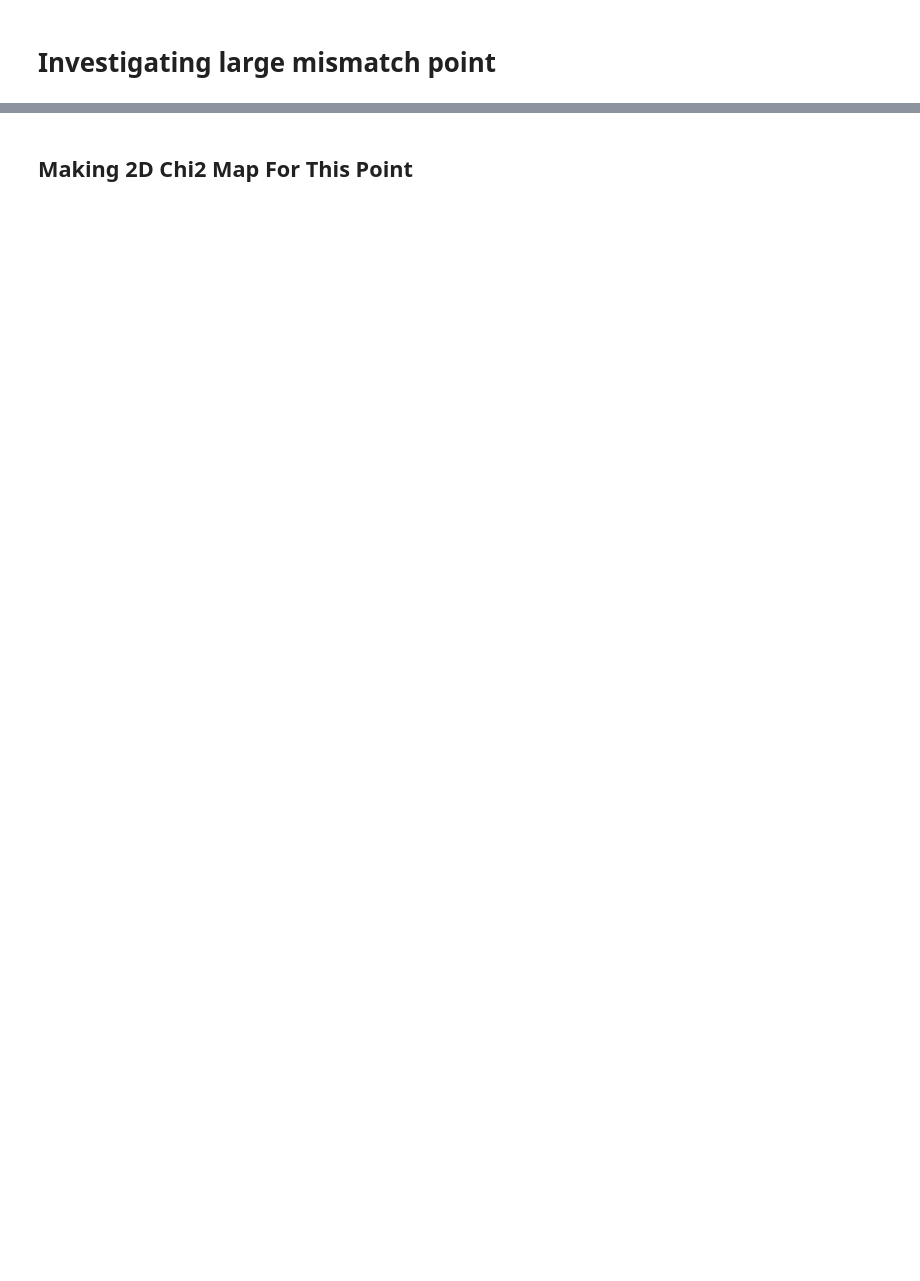
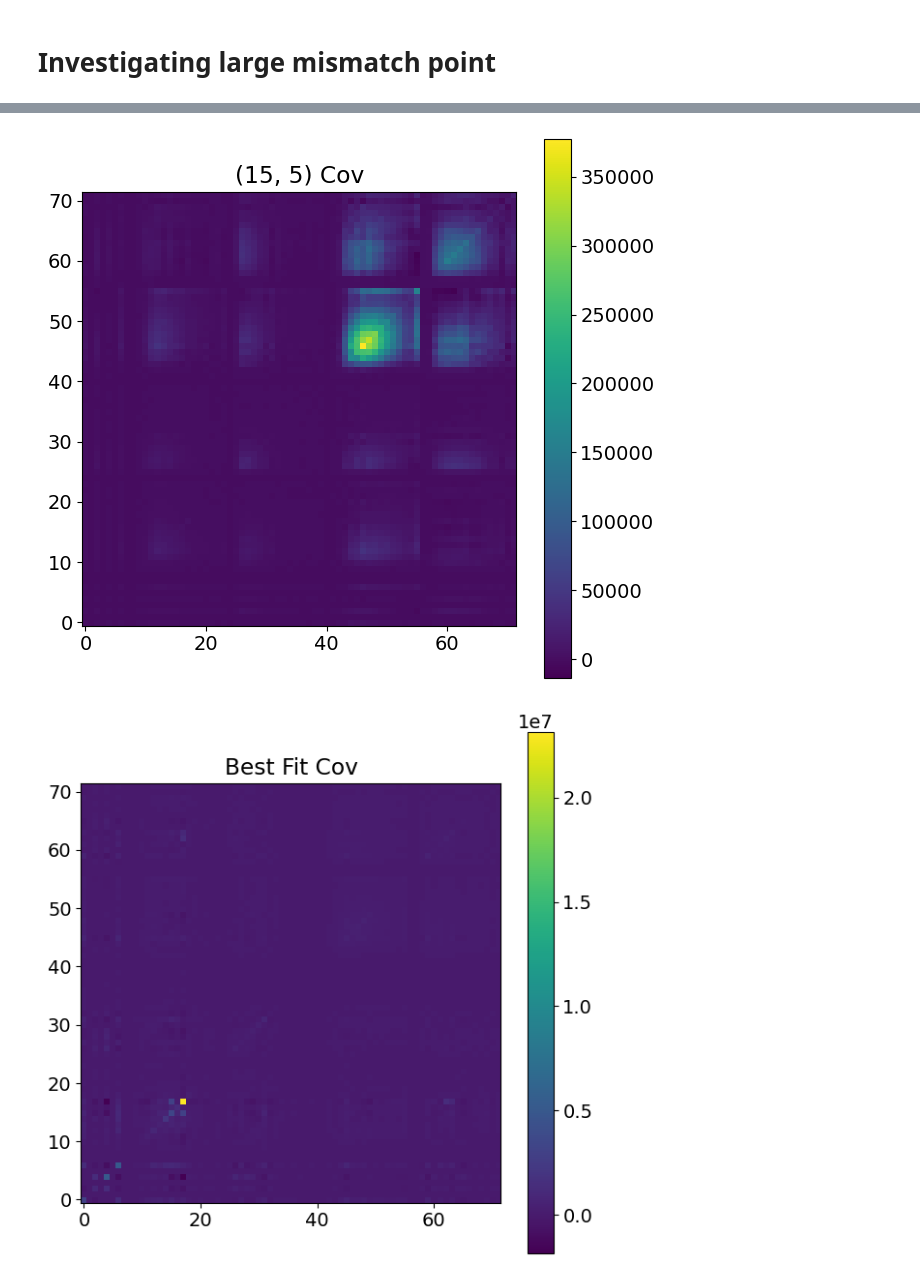
Before and after one commit to leehagaman/wc_framework, a Jupyter notebook: python_tools/chi2s_distributions_15_5_v4.ipynb, the cells around one changed output, grey strips where cells are left out. Drawn from its saved outputs; the diff is of its cells as text; code cells hidden in the pictures; blank space fills up the shorter version.

```diff
--- a/python_tools/chi2s_distributions_15_5_v4.ipynb
+++ b/python_tools/chi2s_distributions_15_5_v4.ipynb
@@ -544,2 +515,0 @@ plt.show()
-# %% [markdown]
-## Making 2D Chi2 Map For This Point
@@ -548,0 +516,42 @@ plt.show()
+# %%
+with open("../TLee_Np0p/nominal_data_pred_cov_file.csv") as f:
+    lines = f.readlines()
+weird_data_from_chi2_csv_1 = np.array([int(x) for x in lines[0].split(":")[1].strip().split(",")[:-1]])
+pred_15_5_from_chi2_csv = np.array([float(x) for x in lines[1].split(":")[1].strip().split(",")[:-1]])
+nominal_cov = np.zeros((72, 72))
+for i, line in enumerate(lines[3:]):
+    if len(line) < 10:
+        break
+    nums = line.split(",")[:-1]
+    for j, num in enumerate(nums):
+        nominal_cov[i, j] = float(num)
+
+with open("../TLee_Np0p/minimized_data_pred_cov_file.csv") as f:
+    lines = f.readlines()
+weird_data_from_chi2_csv_2 = np.array([int(x) for x in lines[0].split(":")[1].strip().split(",")[:-1]])
+best_fit_pred = np.array([float(x) for x in lines[1].split(":")[1].strip().split(",")[:-1]])
+best_fit_cov = np.zeros((72, 72))
+for i, line in enumerate(lines[3:]):
+    if len(line) < 10:
+        break
+    nums = line.split(",")[:-1]
+    for j, num in enumerate(nums):
+        best_fit_cov[i, j] = float(num)
+
+#for i in range(72):
+#    print(f"{weird_data_direct[i]}, {weird_data_from_chi2_csv[i]}, {pred_15_5[i]}, {pred_15_5_from_chi2_csv[i]}")
+# %%
+plt.figure(figsize=(7, 7))
+plt.imshow(nominal_cov, origin='lower')
+plt.colorbar()
+plt.title("(15, 5) Cov")
+plt.show()
+
+plt.figure(figsize=(7, 7))
+plt.imshow(best_fit_cov, origin='lower')
+plt.colorbar()
+plt.title("Best Fit Cov")
+plt.show()
+# %% [output]
+[figure, added]
+[figure, added]
```
Also changed, not shown: parts of 14 cells of this notebook, 11 other files.
